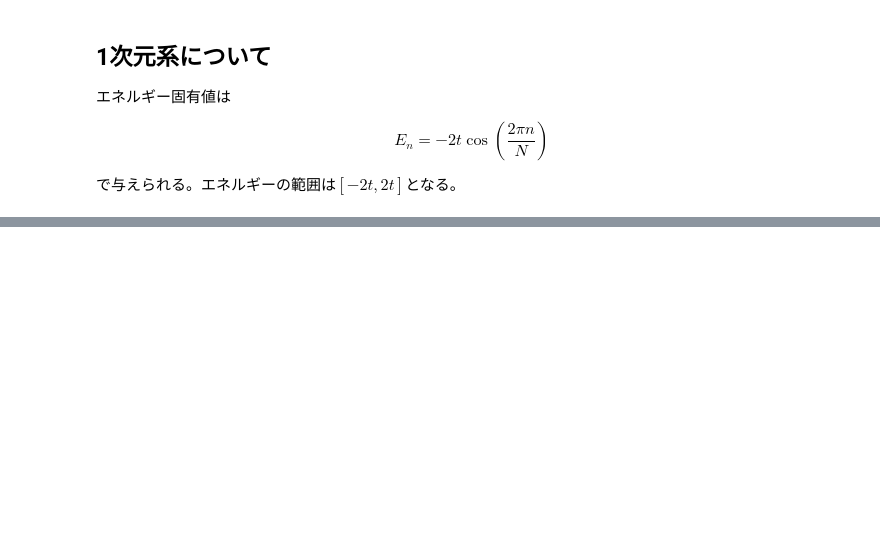
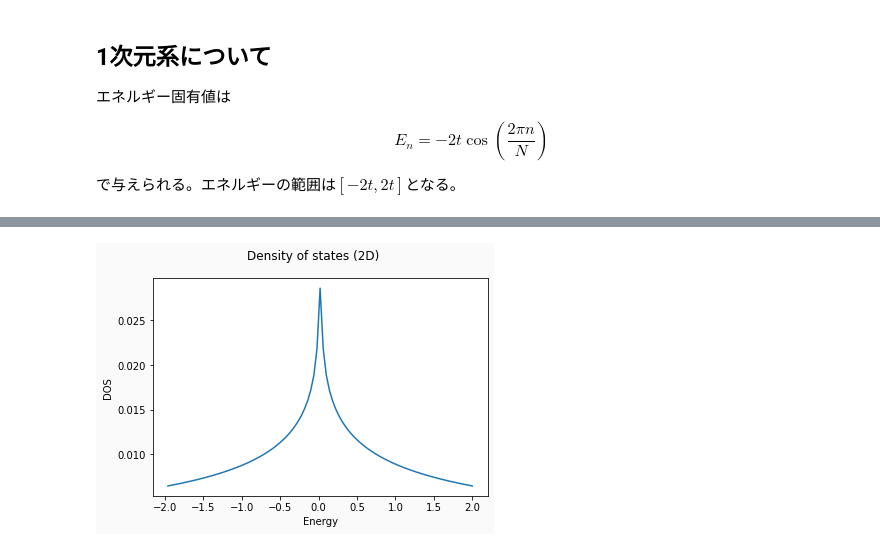
Before and after one commit to capriblue/dos_for_2site, a Jupyter notebook: calculate.ipynb, the cells around one changed output, grey strips where cells are left out. Saved outputs shown, nothing was run; the diff lists cells and outputs as text; code cells hidden in the pictures; blank space fills up the shorter version.

```diff
--- a/calculate.ipynb
+++ b/calculate.ipynb
@@ -102,0 +78,13 @@ plotter(8)
+# %%
+# 2D
+two = Calculate(2, 100000000, -2, 2, True)
+# %%
+fig = plt.figure(facecolor='#fafafa')
+ax = fig.add_subplot(111)
+ax.plot(two.Es[1:], two.hist[1:]) # 外れ値を除外
+fig.suptitle("Density of states (2D) ")
+ax.set_xlabel("Energy")
+_ =ax.set_ylabel("DOS")
+fig.savefig("DOS_2d.png", dpi=400)
+# %% [output]
+[figure, added]
```
Also changed, not shown: parts of 15 cells of this notebook.
